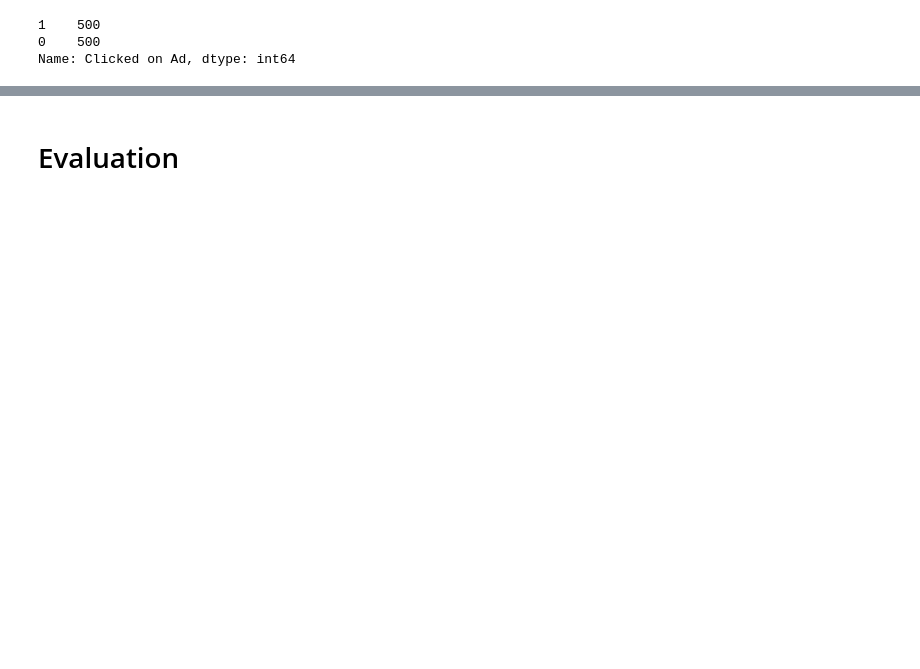
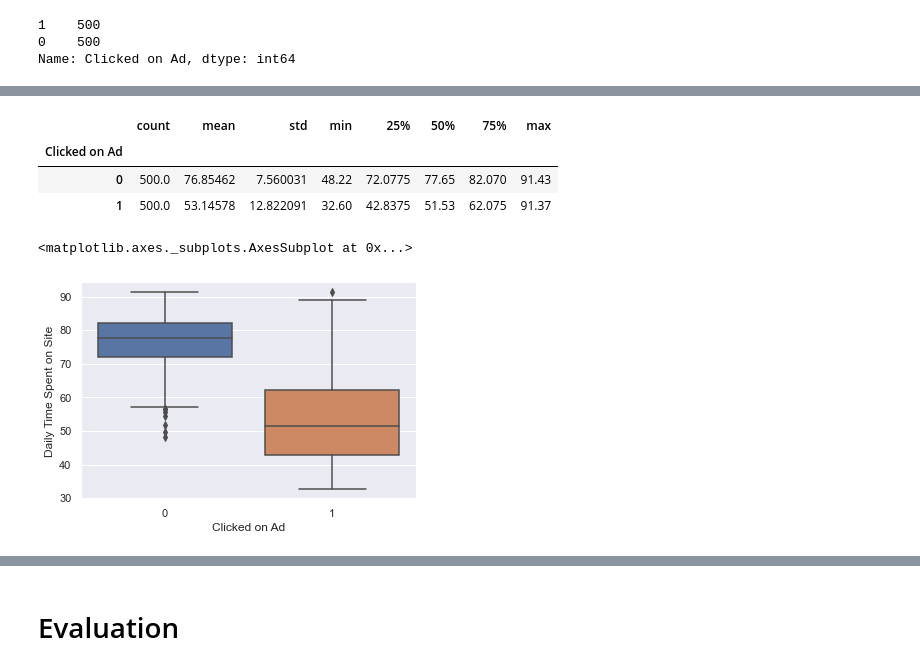
Before and after one commit to GigasTaufan/Clicked_Ads_Prediction_using_Logistic_Regression, a Jupyter notebook: Clicked_ads_Logistic_Regression.ipynb, the cells around one changed output, grey strips where cells are left out. Cells and saved outputs as stored; diff of their text form; code cells hidden in the pictures; blank space fills up the shorter version.

```diff
--- a/Clicked_ads_Logistic_Regression.ipynb
+++ b/Clicked_ads_Logistic_Regression.ipynb
@@ -306,0 +79,14 @@ Name: Clicked on Ad, dtype: int64
+# %%
+described_timeonSite = pd.DataFrame(df.groupby('Clicked on Ad')['Daily Time Spent on Site'].describe())
+described_timeonSite
+# %% [output]
+|  | count | mean | std | min | 25% | 50% | 75% | max |
+| Clicked on Ad |  |  |  |  |  |  |  |  |
+| 0 | 500.0 | 76.85462 | 7.560031 | 48.22 | 72.0775 | 77.65 | 82.070 | 91.43 |
+| 1 | 500.0 | 53.14578 | 12.822091 | 32.60 | 42.8375 | 51.53 | 62.075 | 91.37 |
+# %%
+# Daily time spent on Site vs Clicked on Ad
+sns.boxplot(x='Clicked on Ad', y='Daily Time Spent on Site', data=df)
+# %% [output]
+<matplotlib.axes._subplots.AxesSubplot at 0x...>
+[figure, added]
```
Also changed, not shown: parts of 111 cells of this notebook.
